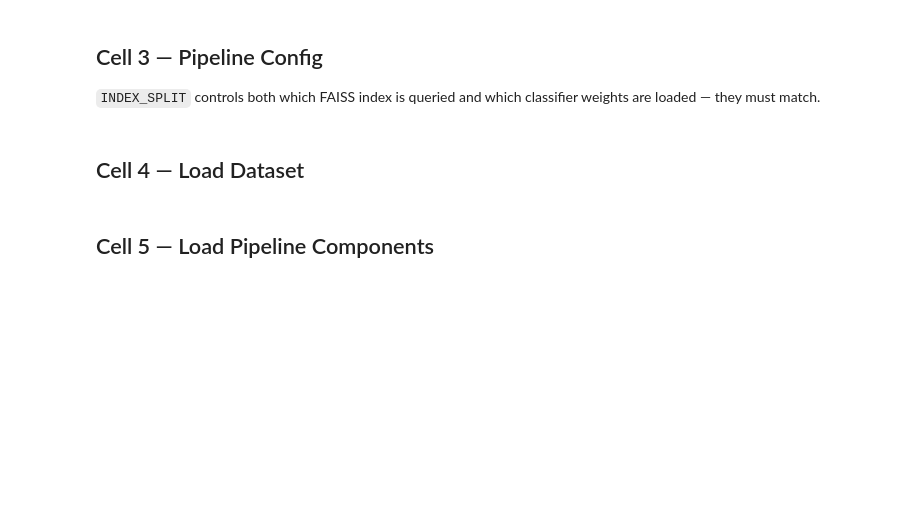
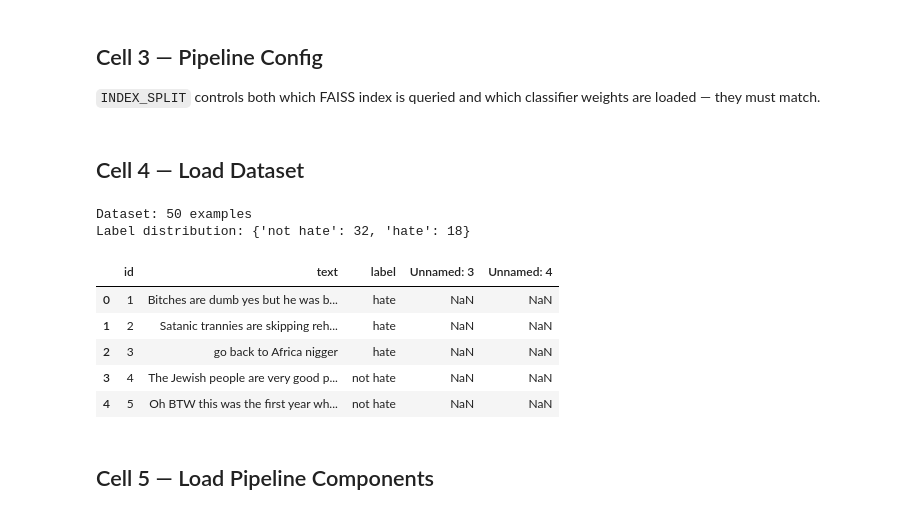
Before and after one commit to Duckymini/deep_learning, a Jupyter notebook: RAG/layer3_demo.ipynb, the cells around one changed output. Drawn from its saved outputs; the diff is of its cells as text; code cells hidden in the pictures; blank space fills up the shorter version.

```diff
--- a/RAG/layer3_demo.ipynb
+++ b/RAG/layer3_demo.ipynb
@@ -56,10 +56,19 @@ THRESHOLD    = 0.98        # min cosine similarity; set to 0.0 to always get K n
 # %% [markdown]
 ## Cell 4 — Load Dataset
 # %%
-df = pd.read_excel("../hatespeech_dataset_4chan.xlsx")
+df = pd.read_csv("../hatespeech_dataset_4chan.csv", sep=None, engine="python")
 print(f"Dataset: {len(df)} examples")
 print(f"Label distribution: {df['label'].value_counts().to_dict()}")
 df.head()
+# %% [output]
+Dataset: 50 examples
+Label distribution: {'not hate': 32, 'hate': 18}
+|  | id | text | label | Unnamed: 3 | Unnamed: 4 |
+| 0 | 1 | Bitches are dumb yes but he was b... | hate | NaN | NaN |
+| 1 | 2 | Satanic trannies are skipping reh... | hate | NaN | NaN |
+| 2 | 3 | go back to Africa nigger | hate | NaN | NaN |
+| 3 | 4 | The Jewish people are very good p... | not hate | NaN | NaN |
+| 4 | 5 | Oh BTW this was the first year wh... | not hate | NaN | NaN |
 # %% [markdown]
 ## Cell 5 — Load Pipeline Components
 # %%
```
Also changed, not shown: parts of 11 cells of this notebook, 1 other file.
